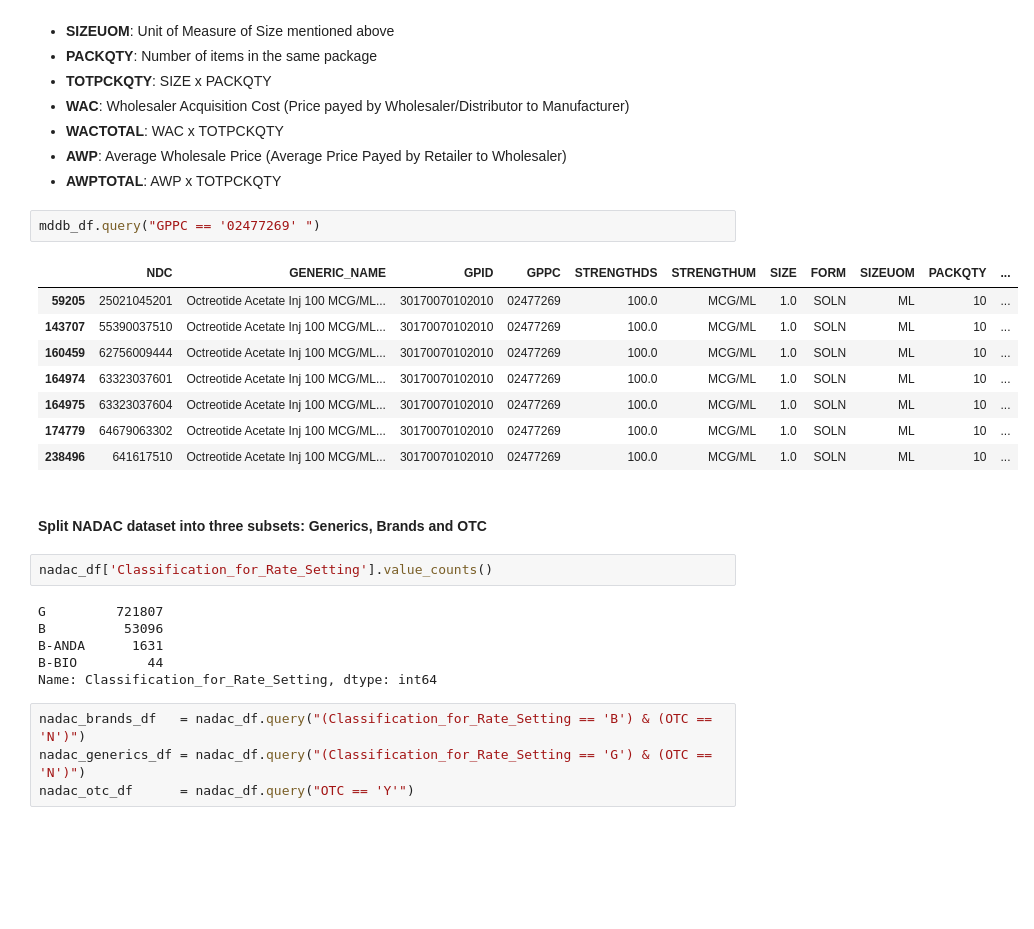
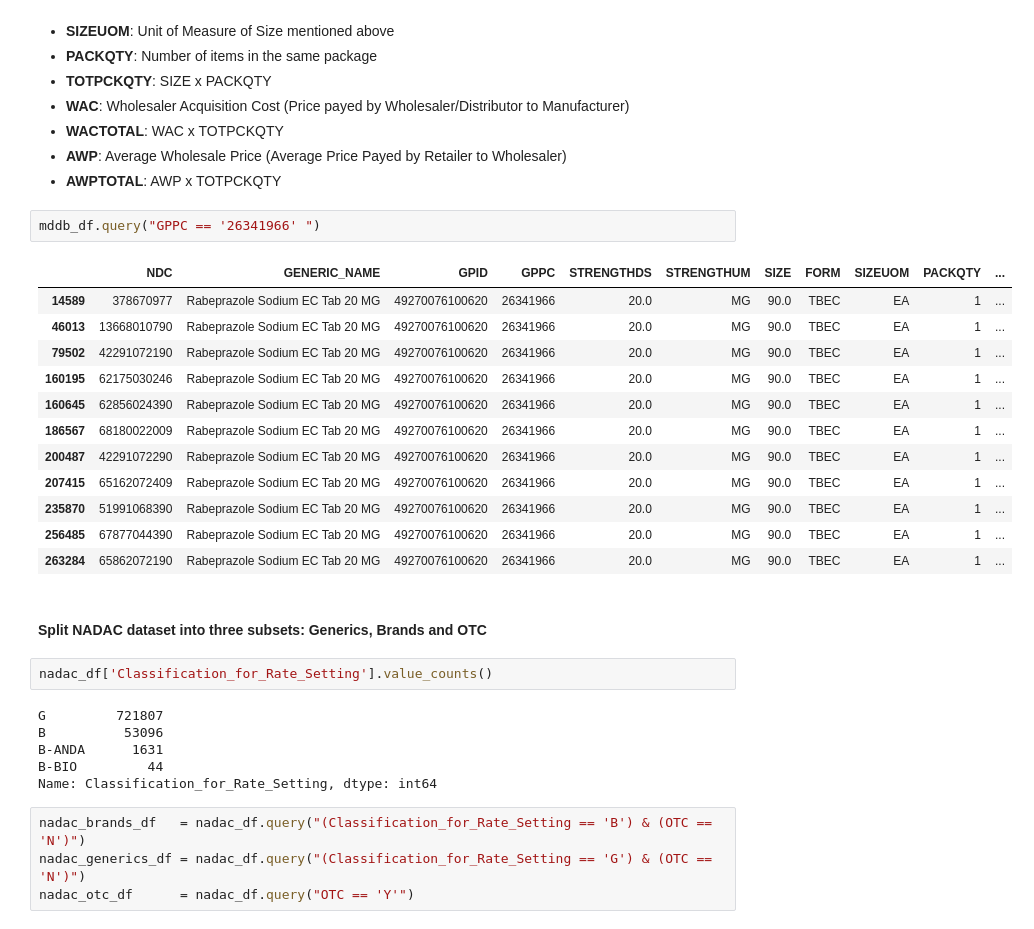
Before and after one commit to rajsandilya/Capstone, a Jupyter notebook: Capstone.ipynb, the cells around one changed output. Saved outputs shown, nothing was run; the diff lists cells and outputs as text; blank space fills up the shorter version.

```diff
--- a/Capstone.ipynb
+++ b/Capstone.ipynb
@@ -164,26 +165,30 @@ memory usage: 32.7+ MB
 - **AWP**: Average Wholesale Price (Average Price Payed by Retailer to Wholesaler)
 - **AWPTOTAL**: AWP x TOTPCKQTY
 # %%
-mddb_df.query("GPPC == '02477269' ")
+mddb_df.query("GPPC == '26341966' ")
 # %% [output]
 |  | NDC | GENERIC_NAME | GPID | GPPC | STRENGTHDS | STRENGTHUM | SIZE | FORM | SIZEUOM | PACKQTY | ... |
-| 59205 | 25021045201 | Octreotide Acetate Inj 100 MCG/ML... | 30170070102010 | 02477269 | 100.0 | MCG/ML | 1.0 | SOLN | ML | 10 | ... |
-| 143707 | 55390037510 | Octreotide Acetate Inj 100 MCG/ML... | 30170070102010 | 02477269 | 100.0 | MCG/ML | 1.0 | SOLN | ML | 10 | ... |
-| 160459 | 62756009444 | Octreotide Acetate Inj 100 MCG/ML... | 30170070102010 | 02477269 | 100.0 | MCG/ML | 1.0 | SOLN | ML | 10 | ... |
-| 164974 | 63323037601 | Octreotide Acetate Inj 100 MCG/ML... | 30170070102010 | 02477269 | 100.0 | MCG/ML | 1.0 | SOLN | ML | 10 | ... |
-| 164975 | 63323037604 | Octreotide Acetate Inj 100 MCG/ML... | 30170070102010 | 02477269 | 100.0 | MCG/ML | 1.0 | SOLN | ML | 10 | ... |
-| 174779 | 64679063302 | Octreotide Acetate Inj 100 MCG/ML... | 30170070102010 | 02477269 | 100.0 | MCG/ML | 1.0 | SOLN | ML | 10 | ... |
-| 238496 | 641617510 | Octreotide Acetate Inj 100 MCG/ML... | 30170070102010 | 02477269 | 100.0 | MCG/ML | 1.0 | SOLN | ML | 10 | ... |
+| 14589 | 378670977 | Rabeprazole Sodium EC Tab 20 MG | 49270076100620 | 26341966 | 20.0 | MG | 90.0 | TBEC | EA | 1 | ... |
+| 46013 | 13668010790 | Rabeprazole Sodium EC Tab 20 MG | 49270076100620 | 26341966 | 20.0 | MG | 90.0 | TBEC | EA | 1 | ... |
+| 79502 | 42291072190 | Rabeprazole Sodium EC Tab 20 MG | 49270076100620 | 26341966 | 20.0 | MG | 90.0 | TBEC | EA | 1 | ... |
+| 160195 | 62175030246 | Rabeprazole Sodium EC Tab 20 MG | 49270076100620 | 26341966 | 20.0 | MG | 90.0 | TBEC | EA | 1 | ... |
+| 160645 | 62856024390 | Rabeprazole Sodium EC Tab 20 MG | 49270076100620 | 26341966 | 20.0 | MG | 90.0 | TBEC | EA | 1 | ... |
+| 186567 | 68180022009 | Rabeprazole Sodium EC Tab 20 MG | 49270076100620 | 26341966 | 20.0 | MG | 90.0 | TBEC | EA | 1 | ... |
+| 200487 | 42291072290 | Rabeprazole Sodium EC Tab 20 MG | 49270076100620 | 26341966 | 20.0 | MG | 90.0 | TBEC | EA | 1 | ... |
+| 207415 | 65162072409 | Rabeprazole Sodium EC Tab 20 MG | 49270076100620 | 26341966 | 20.0 | MG | 90.0 | TBEC | EA | 1 | ... |
+| 235870 | 51991068390 | Rabeprazole Sodium EC Tab 20 MG | 49270076100620 | 26341966 | 20.0 | MG | 90.0 | TBEC | EA | 1 | ... |
+| 256485 | 67877044390 | Rabeprazole Sodium EC Tab 20 MG | 49270076100620 | 26341966 | 20.0 | MG | 90.0 | TBEC | EA | 1 | ... |
+| 263284 | 65862072190 | Rabeprazole Sodium EC Tab 20 MG | 49270076100620 | 26341966 | 20.0 | MG | 90.0 | TBEC | EA | 1 | ... |
 # %% [markdown]
 #### Split NADAC dataset into three subsets: Generics, Brands and OTC
-# %%
-nadac_df['Classification_for_Rate_Setting'].value_counts()
-# %% [output]
-G         721807
-B          53096
-B-ANDA      1631
-B-BIO         44
-Name: Classification_for_Rate_Setting, dtype: int64
+# %%
+nadac_df['Classification_for_Rate_Setting'].value_counts()
+# %% [output]
+G         721807
+B          53096
+B-ANDA      1631
+B-BIO         44
+Name: Classification_for_Rate_Setting, dtype: int64
 # %%
 nadac_brands_df   = nadac_df.query("(Classification_for_Rate_Setting == 'B') & (OTC == 'N')")
 nadac_generics_df = nadac_df.query("(Classification_for_Rate_Setting == 'G') & (OTC == 'N')")
```
Also changed, not shown: parts of 24 cells of this notebook.
